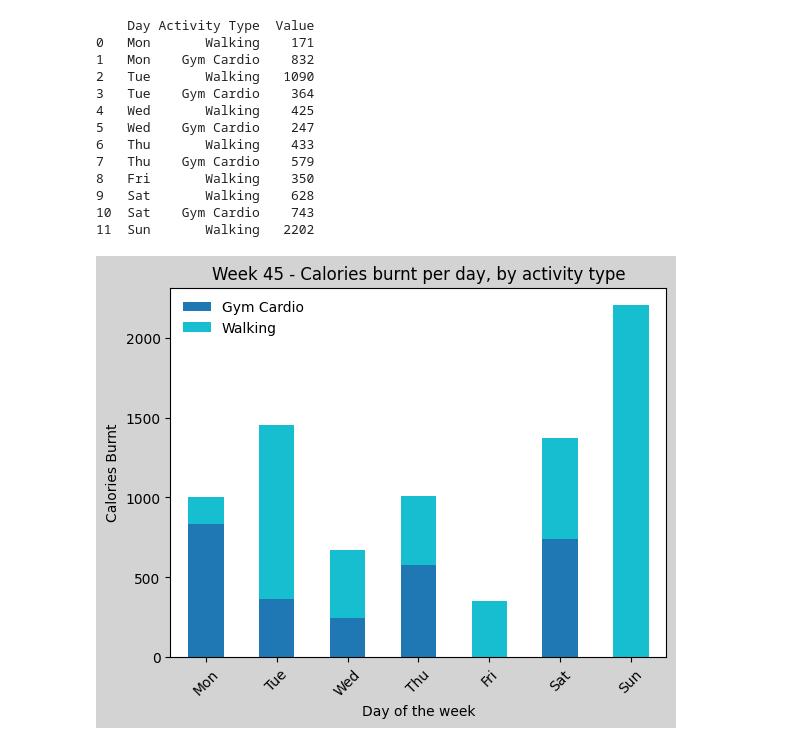
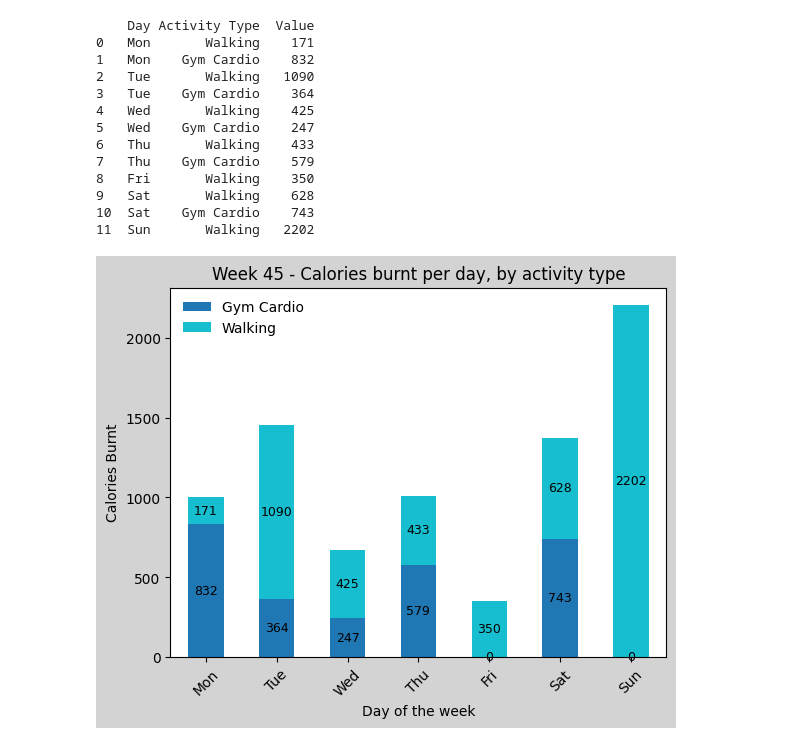
Before and after one commit to Jacob-CL/Biometrics, a Jupyter notebook: ActivityTypeCaloriesbyDay.ipynb, the cells around one changed output. Cells and saved outputs as stored; diff of their text form; code cells hidden in the pictures.

```diff
--- a/ActivityTypeCaloriesbyDay.ipynb
+++ b/ActivityTypeCaloriesbyDay.ipynb
@@ -50,31 +50,49 @@ df = activity_calories
 
 # Group the dataframe by the 'Day' and 'Activity Type' columns, then sum the values and unstack.
 grouped = df.groupby(['Day','Activity Type']).sum()['Value'].unstack()
 
 # Reorder bars
 order = ['Mon','Tue','Wed','Thu','Fri','Sat', 'Sun']
 
 # Stacked bar chart - https://matplotlib.org/stable/users/explain/colors/colormaps.html
 ax = grouped.loc[order].plot(kind='bar', stacked=True, colormap='tab10')
 
 # Set the background color of the entire figure
 fig = plt.gcf()
 fig.set_facecolor('lightgrey')
 # Set the color of the graph itself
 ax.set_facecolor('white')
 
+# Edit the legend
 ax.legend(loc='upper left', frameon=False)# ncol=2)
 
 # Label axis'
 plt.xlabel('Day of the week', color='black')
 plt.ylabel('Calories Burnt', color='black')
 plt.title(week + ' - Calories burnt per day, by activity type', color='black')
 
 # Customize x, y ticks
 plt.xticks(rotation=45, color='black')
+
+# Calculate the maximum y value (max calories)
+max_calories = grouped.sum(axis=1).max()  # Max sum of calories for any day
+
+# Create a list of y-ticks at 500 calorie intervals
+yticks = range(0, int(max_calories) + 500, 500)
 plt.yticks(color='black')
+
+# Add the value of calories to each bar:
+for p in ax.patches:
+    width, height = p.get_width(), p.get_height()
+    x, y = p.get_xy()
+    ax.text(x+width/2,
+            y+height/2,
+            '{:.0f}'.format(height),
+            horizontalalignment='center',
+            verticalalignment='center',
+            size=9)
 
 # Show me the dam thing
 plt.show()
 # %% [output]
-[figure, old version]
+[figure, new version]
```
Also changed, not shown: 1 other file.
